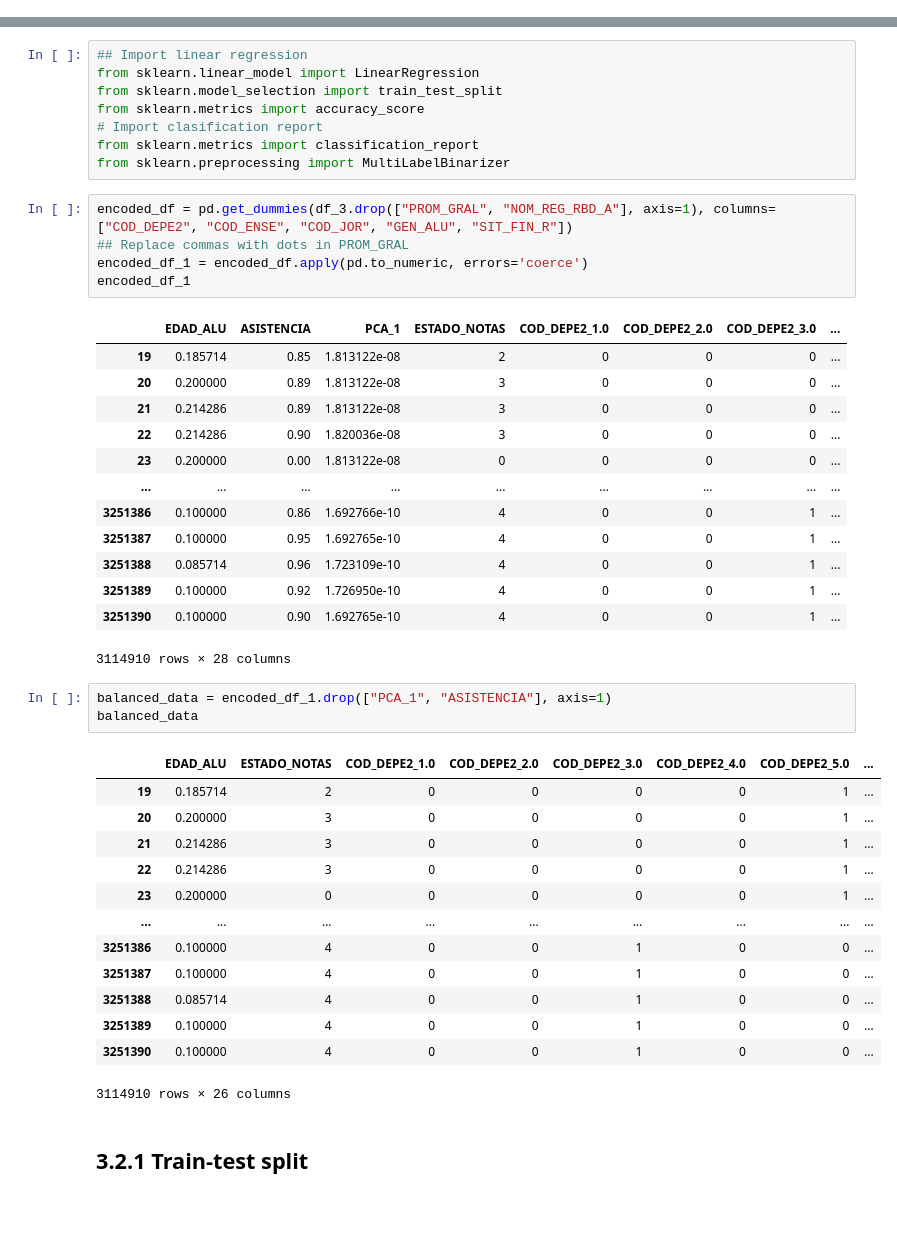
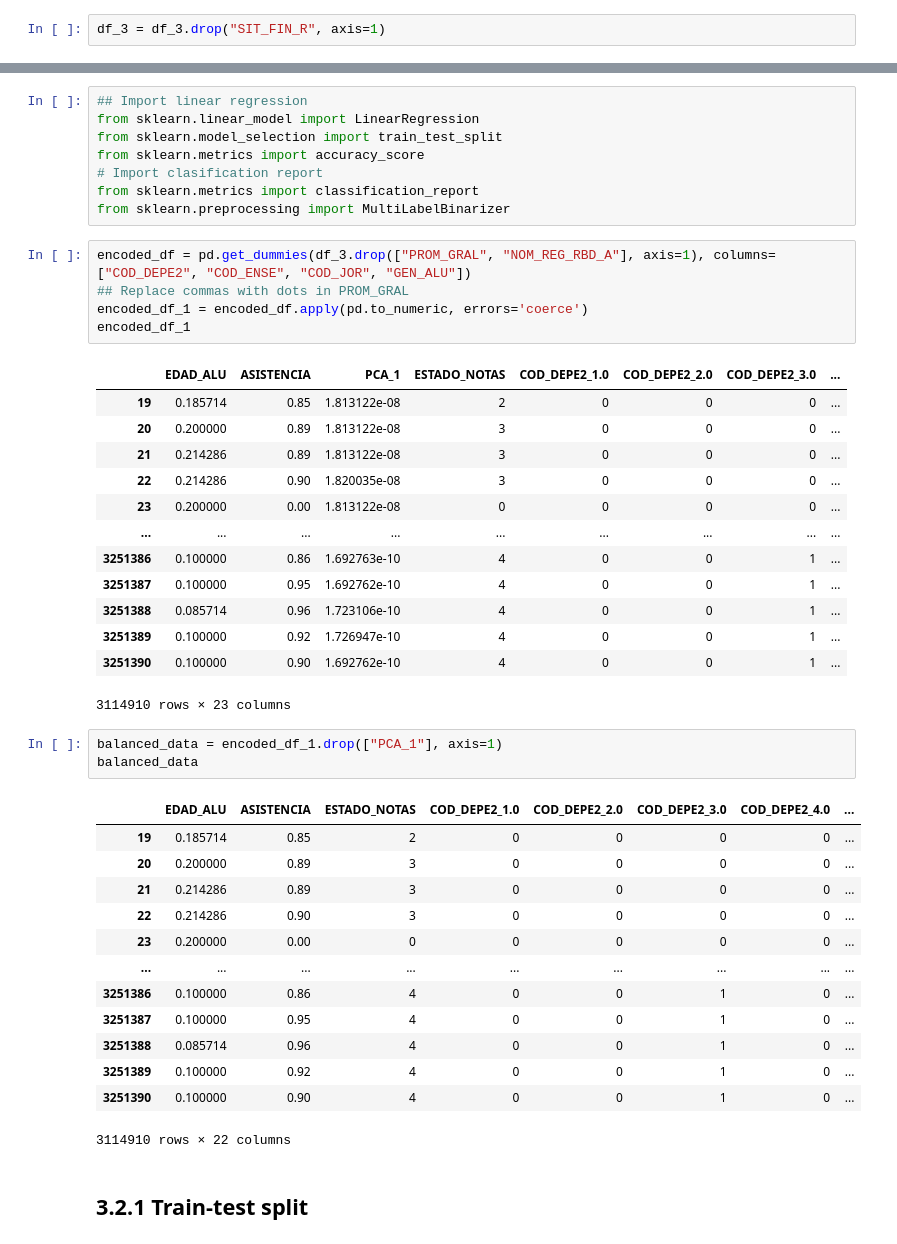
Before and after one commit to benja20029/IIC2433-Proyecto-Rendimiento-Academico, a Jupyter notebook: process_data.ipynb, the cells around one changed output, grey strips where cells are left out. Saved outputs shown, nothing was run; the diff lists cells and outputs as text; blank space fills up the shorter version.

```diff
--- a/process_data.ipynb
+++ b/process_data.ipynb
@@ -251,6 +251,8 @@ df_3
 | 3251389 | 3.0 | 110.0 | 3.0 | 2.0 | 0.100000 | 6.9 | 0.92 | P | RM | ... |
 | 3251390 | 3.0 | 110.0 | 3.0 | 1.0 | 0.100000 | 6.8 | 0.90 | P | RM | ... |
 3114910 rows × 10 columns
+# %%
+df_3 = df_3.drop("SIT_FIN_R", axis=1)
 # %% [markdown]
 # 2. Visualizacion de los datos
 # %% [markdown]
@@ -448,7 +450,7 @@ from sklearn.metrics import accuracy_score
 from sklearn.metrics import classification_report
 from sklearn.preprocessing import MultiLabelBinarizer
 # %%
-encoded_df = pd.get_dummies(df_3.drop(["PROM_GRAL", "NOM_REG_RBD_A"], axis=1), columns=["COD_DEPE2", "COD_ENSE", "COD_JOR", "GEN_ALU", "SIT_FIN_R"])
+encoded_df = pd.get_dummies(df_3.drop(["PROM_GRAL", "NOM_REG_RBD_A"], axis=1), columns=["COD_DEPE2", "COD_ENSE", "COD_JOR", "GEN_ALU"])
 ## Replace commas with dots in PROM_GRAL
 encoded_df_1 = encoded_df.apply(pd.to_numeric, errors='coerce')
 encoded_df_1
@@ -457,32 +459,32 @@ encoded_df_1
 | 19 | 0.185714 | 0.85 | 1.813122e-08 | 2 | 0 | 0 | 0 | ... |
 | 20 | 0.200000 | 0.89 | 1.813122e-08 | 3 | 0 | 0 | 0 | ... |
 | 21 | 0.214286 | 0.89 | 1.813122e-08 | 3 | 0 | 0 | 0 | ... |
-| 22 | 0.214286 | 0.90 | 1.820036e-08 | 3 | 0 | 0 | 0 | ... |
+| 22 | 0.214286 | 0.90 | 1.820035e-08 | 3 | 0 | 0 | 0 | ... |
 | 23 | 0.200000 | 0.00 | 1.813122e-08 | 0 | 0 | 0 | 0 | ... |
 | ... | ... | ... | ... | ... | ... | ... | ... | ... |
-| 3251386 | 0.100000 | 0.86 | 1.692766e-10 | 4 | 0 | 0 | 1 | ... |
-| 3251387 | 0.100000 | 0.95 | 1.692765e-10 | 4 | 0 | 0 | 1 | ... |
-| 3251388 | 0.085714 | 0.96 | 1.723109e-10 | 4 | 0 | 0 | 1 | ... |
-| 3251389 | 0.100000 | 0.92 | 1.726950e-10 | 4 | 0 | 0 | 1 | ... |
-| 3251390 | 0.100000 | 0.90 | 1.692765e-10 | 4 | 0 | 0 | 1 | ... |
+| 3251386 | 0.100000 | 0.86 | 1.692763e-10 | 4 | 0 | 0 | 1 | ... |
+| 3251387 | 0.100000 | 0.95 | 1.692762e-10 | 4 | 0 | 0 | 1 | ... |
+| 3251388 | 0.085714 | 0.96 | 1.723106e-10 | 4 | 0 | 0 | 1 | ... |
+| 3251389 | 0.100000 | 0.92 | 1.726947e-10 | 4 | 0 | 0 | 1 | ... |
+| 3251390 | 0.100000 | 0.90 | 1.692762e-10 | 4 | 0 | 0 | 1 | ... |
-3114910 rows × 28 columns
+3114910 rows × 23 columns
 # %%
-balanced_data = encoded_df_1.drop(["PCA_1", "ASISTENCIA"], axis=1)
+balanced_data = encoded_df_1.drop(["PCA_1"], axis=1)
 balanced_data
 # %% [output]
-|  | EDAD_ALU | ESTADO_NOTAS | COD_DEPE2_1.0 | COD_DEPE2_2.0 | COD_DEPE2_3.0 | COD_DEPE2_4.0 | COD_DEPE2_5.0 | ... |
-| 19 | 0.185714 | 2 | 0 | 0 | 0 | 0 | 1 | ... |
-| 20 | 0.200000 | 3 | 0 | 0 | 0 | 0 | 1 | ... |
-| 21 | 0.214286 | 3 | 0 | 0 | 0 | 0 | 1 | ... |
-| 22 | 0.214286 | 3 | 0 | 0 | 0 | 0 | 1 | ... |
-| 23 | 0.200000 | 0 | 0 | 0 | 0 | 0 | 1 | ... |
+|  | EDAD_ALU | ASISTENCIA | ESTADO_NOTAS | COD_DEPE2_1.0 | COD_DEPE2_2.0 | COD_DEPE2_3.0 | COD_DEPE2_4.0 | ... |
+| 19 | 0.185714 | 0.85 | 2 | 0 | 0 | 0 | 0 | ... |
+| 20 | 0.200000 | 0.89 | 3 | 0 | 0 | 0 | 0 | ... |
+| 21 | 0.214286 | 0.89 | 3 | 0 | 0 | 0 | 0 | ... |
+| 22 | 0.214286 | 0.90 | 3 | 0 | 0 | 0 | 0 | ... |
+| 23 | 0.200000 | 0.00 | 0 | 0 | 0 | 0 | 0 | ... |
 | ... | ... | ... | ... | ... | ... | ... | ... | ... |
-| 3251386 | 0.100000 | 4 | 0 | 0 | 1 | 0 | 0 | ... |
-| 3251387 | 0.100000 | 4 | 0 | 0 | 1 | 0 | 0 | ... |
-| 3251388 | 0.085714 | 4 | 0 | 0 | 1 | 0 | 0 | ... |
-| 3251389 | 0.100000 | 4 | 0 | 0 | 1 | 0 | 0 | ... |
-| 3251390 | 0.100000 | 4 | 0 | 0 | 1 | 0 | 0 | ... |
+| 3251386 | 0.100000 | 0.86 | 4 | 0 | 0 | 1 | 0 | ... |
+| 3251387 | 0.100000 | 0.95 | 4 | 0 | 0 | 1 | 0 | ... |
+| 3251388 | 0.085714 | 0.96 | 4 | 0 | 0 | 1 | 0 | ... |
+| 3251389 | 0.100000 | 0.92 | 4 | 0 | 0 | 1 | 0 | ... |
+| 3251390 | 0.100000 | 0.90 | 4 | 0 | 0 | 1 | 0 | ... |
-3114910 rows × 26 columns
+3114910 rows × 22 columns
 # %% [markdown]
 ## 3.2.1 Train-test split
 # %%
```
Also changed, not shown: parts of 23 cells of this notebook, 1 other file.
